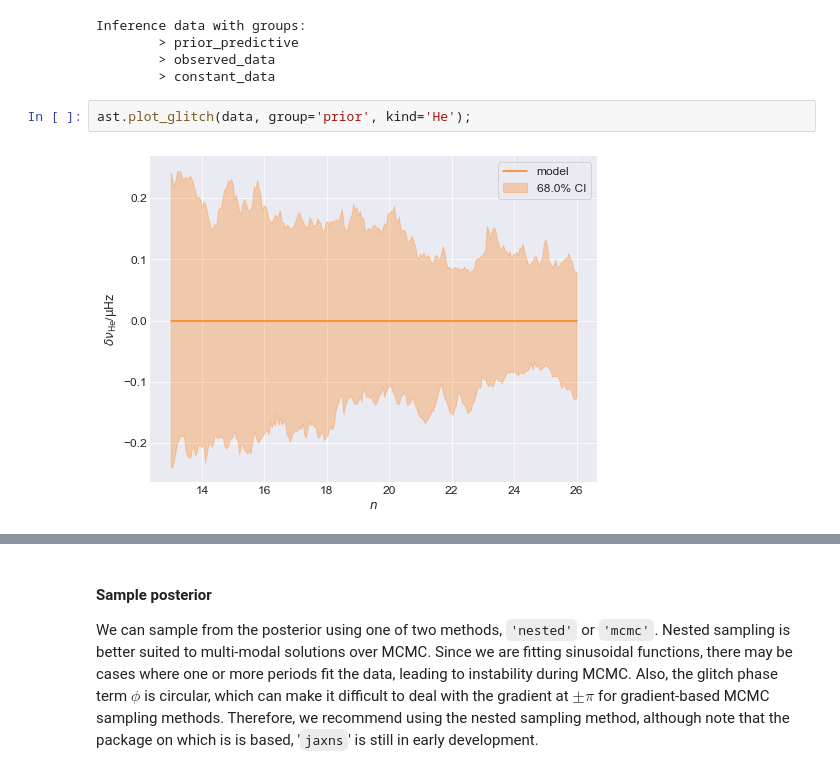
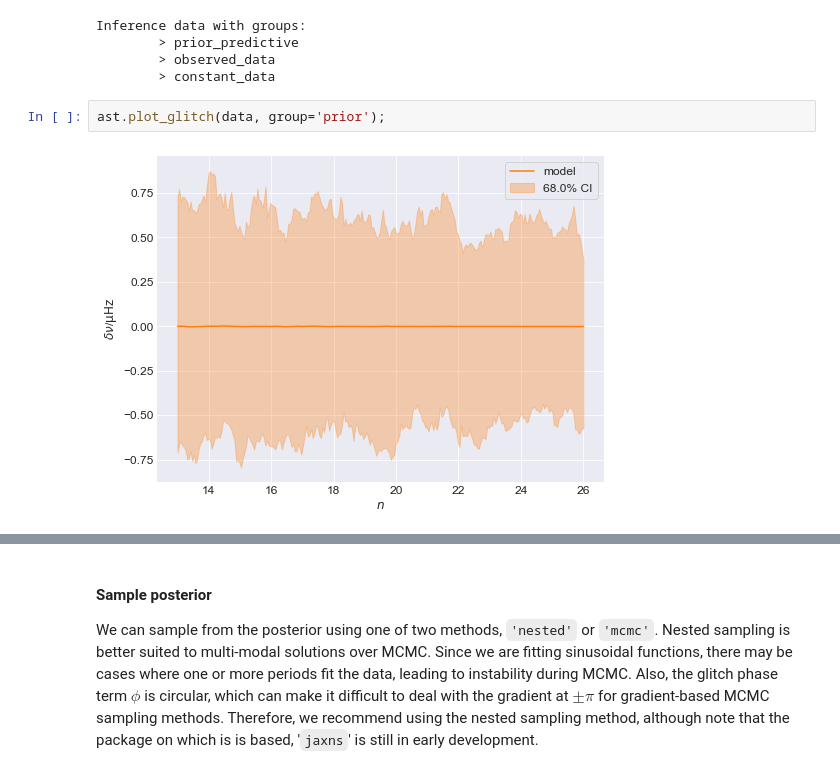
Before and after one commit to alexlyttle/asterion, a Jupyter notebook: docs/source/tutorials/glitch.ipynb, the cells around one changed output, grey strips where cells are left out. Drawn from its saved outputs; the diff is of its cells as text.

```diff
--- a/docs/source/tutorials/glitch.ipynb
+++ b/docs/source/tutorials/glitch.ipynb
@@ -79,6 +82,6 @@ Inference data with groups:
         > observed_data
         > constant_data
 # %%
-ast.plot_glitch(data, group='prior', kind='He');
+ast.plot_glitch(data, group='prior');
 # %% [output]
-[figure, old version]
+[figure, new version]
```
Also changed, not shown: parts of 18 cells of this notebook, 1 other file.
